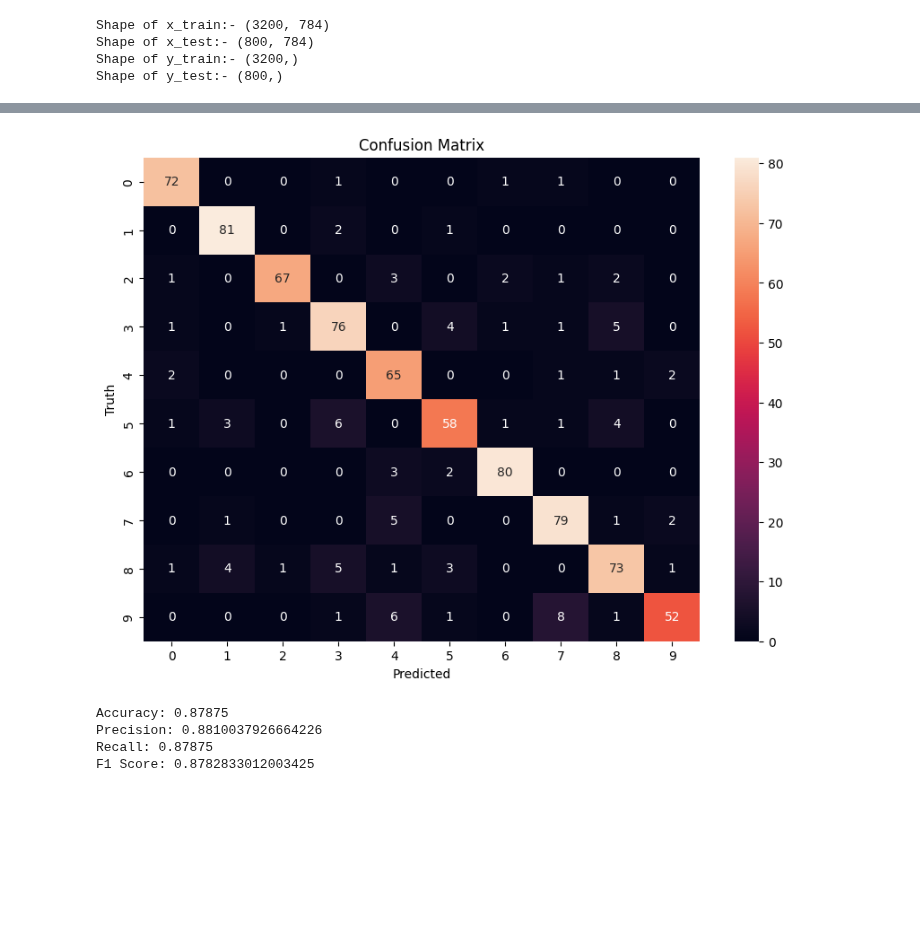
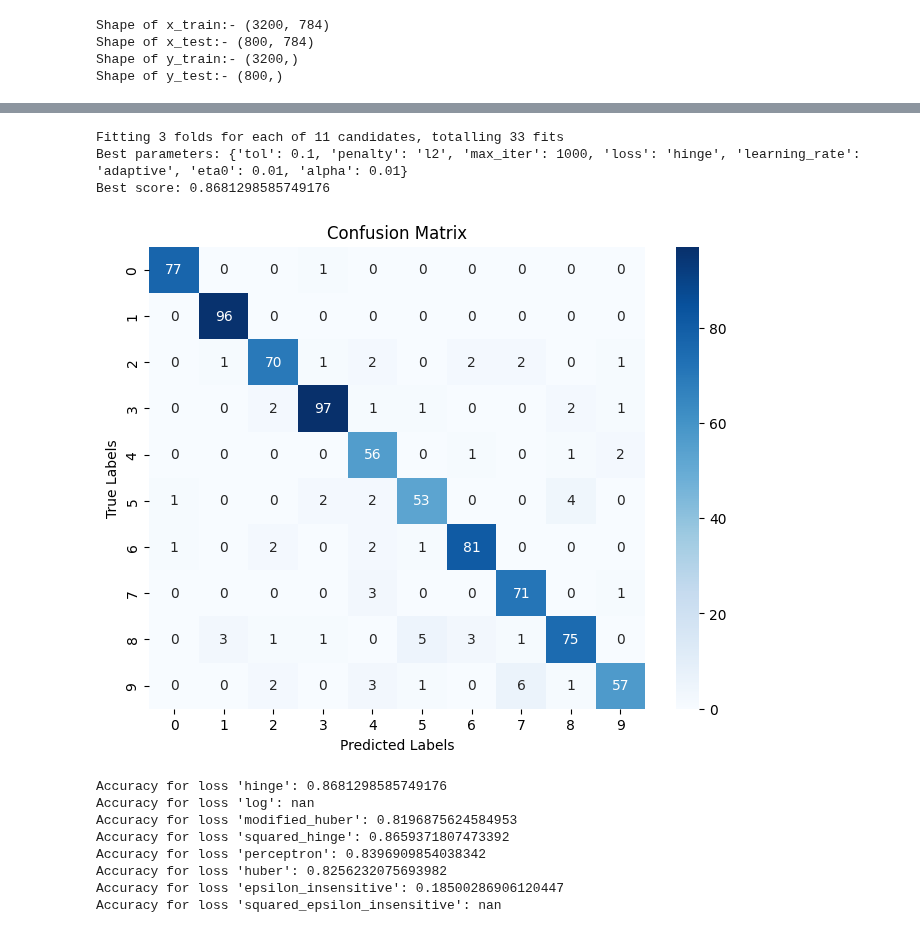
Before and after one commit to NavjotJabbal/gisma, a Jupyter notebook: exercises/machine-learning/neural-networks/stochastic_gradient_descent.ipynb, the cells around one changed output, grey strips where cells are left out. Drawn from its saved outputs; the diff is of its cells as text; code cells hidden in the pictures; blank space fills up the shorter version.

```diff
--- a/exercises/machine-learning/neural-networks/stochastic_gradient_descent.ipynb
+++ b/exercises/machine-learning/neural-networks/stochastic_gradient_descent.ipynb
@@ -114,4 +106,0 @@ param_grid_sgd = {
-# %%
-sgd_classifier = SGDClassifier()
-grid_search_sgd = RandomizedSearchCV(estimator=sgd_classifier, param_distributions=param_grid_sgd, cv=2, scoring='accuracy', n_iter=10, verbose=2, n_jobs=-1)
-grid_search_sgd.fit(x_train, y_train)
@@ -146,27 +107,49 @@ RandomizedSearchCV(cv=2, estimator=SGDClassifier(), n_jobs=-1,
+# %%
+param_grid_sgd = {
+    'loss': ['hinge', 'log', 'modified_huber', 'squared_hinge', 'perceptron', 'huber', 'epsilon_insensitive', 'squared_epsilon_insensitive'],
+    'tol': [0.001, 0.01, 0.1],
+    'penalty': ['l1', 'l2', 'elasticnet'],
+    'alpha': [0.0001, 0.001, 0.01],
+    'max_iter': [500, 1000],
+    'learning_rate': ['constant', 'optimal', 'invscaling', 'adaptive'],
+    'eta0': [0.01, 0.1]
+}
+# %%
+sgd_clf = SGDClassifier(random_state=42)
+random_search_sgd = RandomizedSearchCV(estimator=sgd_clf, param_distributions=param_grid_sgd, n_iter=11, cv=3, verbose=2, n_jobs=-1, scoring='accuracy')
+random_search_sgd.fit(x_train, y_train)
+
+print("Best parameters:", random_search_sgd.best_params_)
+print("Best score:", random_search_sgd.best_score_)
+# %% [output]
+Fitting 3 folds for each of 11 candidates, totalling 33 fits
+Best parameters: {'tol': 0.1, 'penalty': 'l2', 'max_iter': 1000, 'loss': 'hinge', 'learning_rate': 'adaptive', 'eta0': 0.01, 'alpha': 0.01}
+Best score: 0.8681298585749176
 # %%
-best_sgd_model = grid_search_sgd.best_estimator_
-y_pred = best_sgd_model.predict(x_test)
+y_pred = random_search_sgd.predict(x_test)
 
 cm = confusion_matrix(y_test, y_pred)
-plt.figure(figsize=(10, 7))
-sns.heatmap(cm, annot=True, fmt="d")
-plt.xlabel('Predicted')
-plt.ylabel('Truth')
-plt.title('Confusion Matrix')
+plt.figure(figsize=(8, 6))
+sns.heatmap(cm, annot=True, fmt="d", cmap="Blues")
+plt.title("Confusion Matrix")
+plt.xlabel("Predicted Labels")
+plt.ylabel("True Labels")
 plt.show()
 # %% [output]
-[figure, old version]
+[figure, new version]
-# %%
-accuracy = accuracy_score(y_test, y_pred)
-print(f"Accuracy: {accuracy}")
-precision = precision_score(y_test, y_pred, average='weighted')
-print(f"Precision: {precision}")
-recall = recall_score(y_test, y_pred, average='weighted')
-print(f"Recall: {recall}")
-f1 = f1_score(y_test, y_pred, average='weighted')
-print(f"F1 Score: {f1}")
-# %% [output]
-Accuracy: 0.87875
-Precision: 0.8810037926664226
-Recall: 0.87875
-F1 Score: 0.8782833012003425
+# %%
+results = pd.DataFrame(random_search_sgd.cv_results_)
+for loss in param_grid_sgd['loss']:
+    loss_results = results[results['param_loss'] == loss]
+    best_mean_test_score = loss_results['mean_test_score'].max()
+
+    print(f"Accuracy for loss '{loss}': {best_mean_test_score}")
+# %% [output]
+Accuracy for loss 'hinge': 0.8681298585749176
+Accuracy for loss 'log': nan
+Accuracy for loss 'modified_huber': 0.8196875624584953
+Accuracy for loss 'squared_hinge': 0.8659371807473392
+Accuracy for loss 'perceptron': 0.8396909854038342
+Accuracy for loss 'huber': 0.8256232075693982
+Accuracy for loss 'epsilon_insensitive': 0.18500286906120447
+Accuracy for loss 'squared_epsilon_insensitive': nan
```
Also changed, not shown: parts of 4 cells of this notebook.
